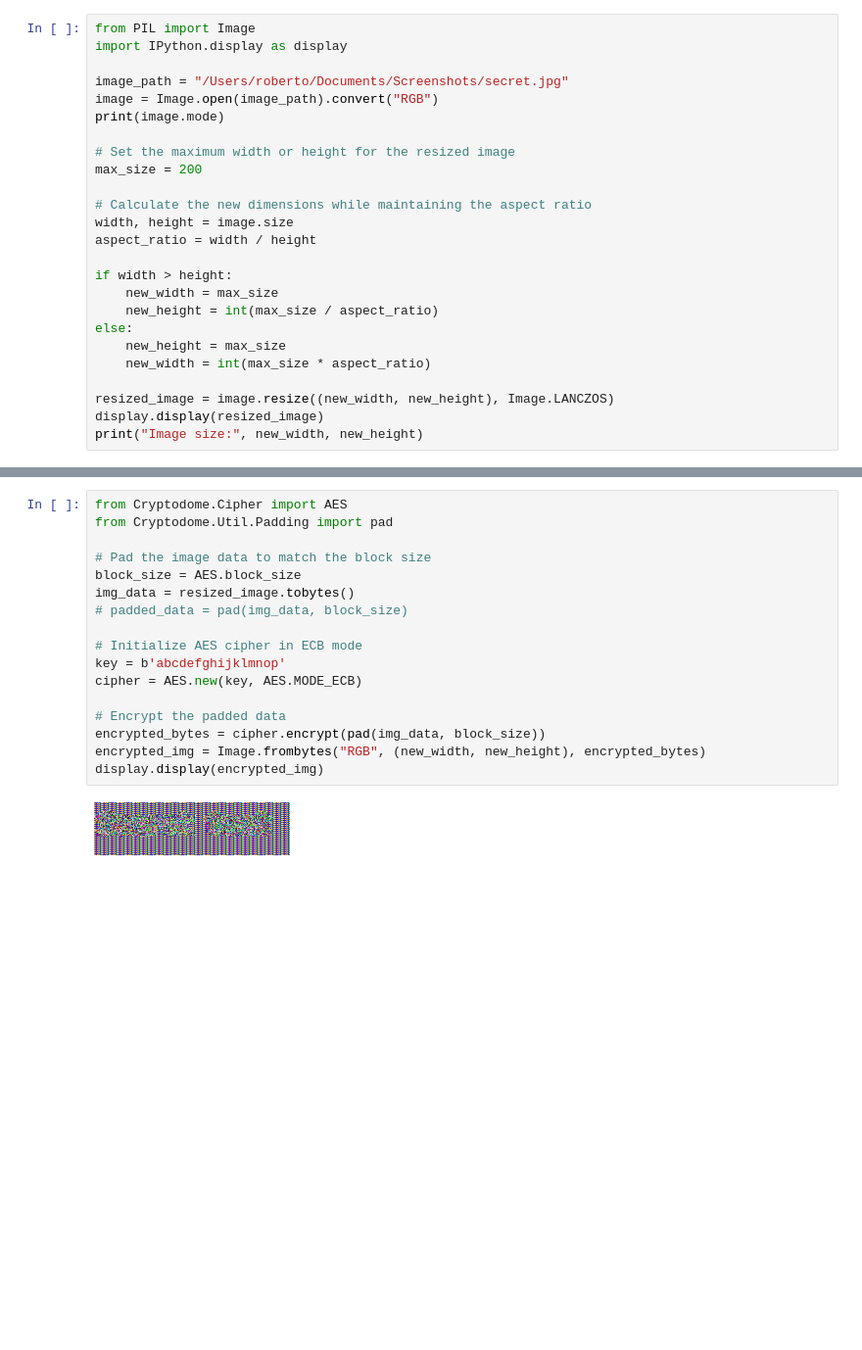
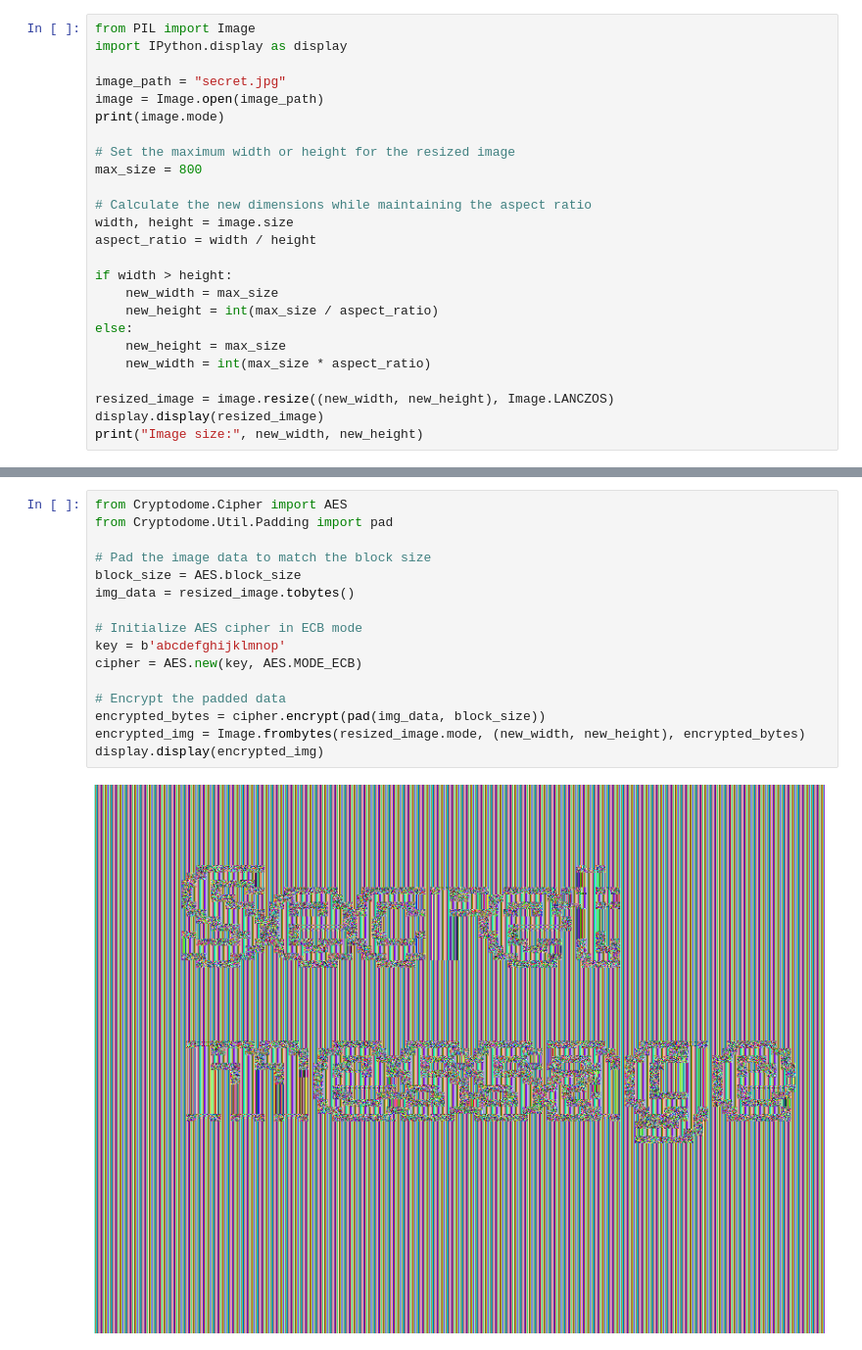
Before and after one commit to roberto-aldera/cryptography-playground, a Jupyter notebook: ecb-cipher.ipynb, the cells around one changed output, grey strips where cells are left out. Shown at 98% size. Cells and saved outputs as stored; diff of their text form; blank space fills up the shorter version.

```diff
--- a/ecb-cipher.ipynb
+++ b/ecb-cipher.ipynb
@@ -2,12 +2,12 @@
 from PIL import Image
 import IPython.display as display
 
-image_path = "/Users/roberto/Documents/Screenshots/secret.jpg"
-image = Image.open(image_path).convert("RGB")
+image_path = "secret.jpg"
+image = Image.open(image_path)
 print(image.mode)
 
 # Set the maximum width or height for the resized image
-max_size = 200
+max_size = 800
 
 # Calculate the new dimensions while maintaining the aspect ratio
 width, height = image.size
@@ -30,22 +30,21 @@ Image size: 200 54
 # %%
 from Cryptodome.Cipher import AES
 from Cryptodome.Util.Padding import pad
 
 # Pad the image data to match the block size
 block_size = AES.block_size
 img_data = resized_image.tobytes()
-# padded_data = pad(img_data, block_size)
 
 # Initialize AES cipher in ECB mode
 key = b'abcdefghijklmnop'
 cipher = AES.new(key, AES.MODE_ECB)
 
 # Encrypt the padded data
 encrypted_bytes = cipher.encrypt(pad(img_data, block_size))
-encrypted_img = Image.frombytes("RGB", (new_width, new_height), encrypted_bytes)
+encrypted_img = Image.frombytes(resized_image.mode, (new_width, new_height), encrypted_bytes)
 display.display(encrypted_img)
 # %% [output]
-[figure, old version]
+[figure, new version]
 # %%
 from Cryptodome.Util.Padding import unpad
 
```
Also changed, not shown: parts of 2 cells of this notebook.
